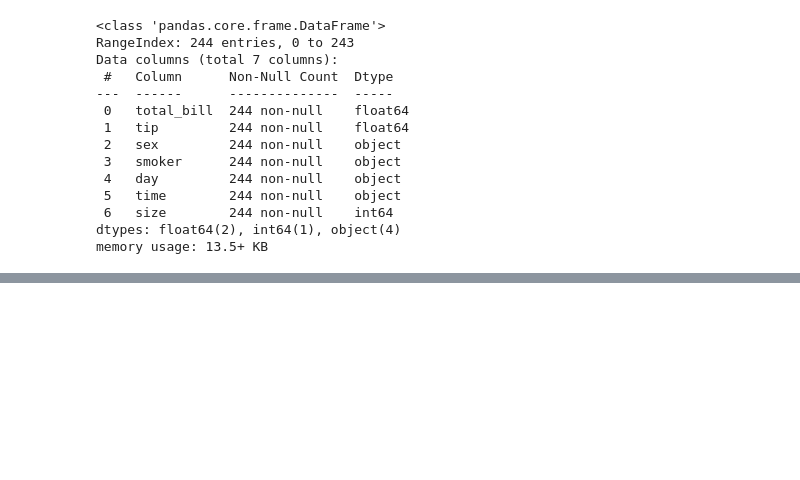
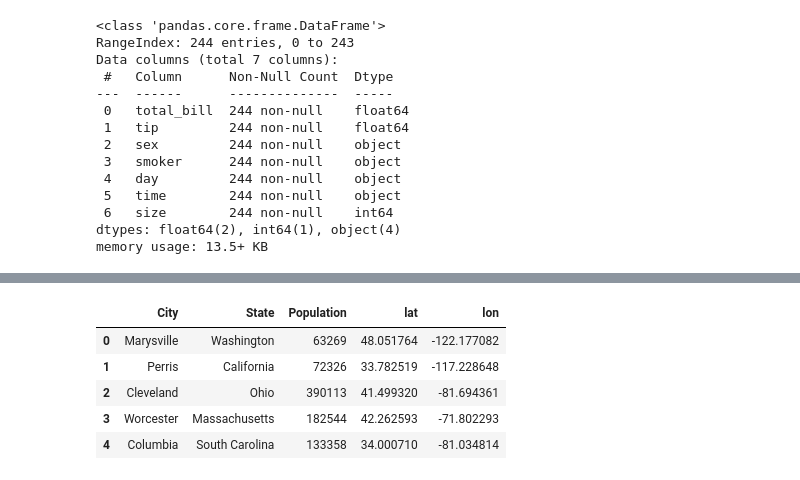
Before and after one commit to KrzysztofNa/data_science_bootcamp, a Jupyter notebook: 05_plotly_express.ipynb, the cells around one changed output, grey strips where cells are left out. Saved outputs shown, nothing was run; the diff lists cells and outputs as text; code cells hidden in the pictures; blank space fills up the shorter version.

```diff
--- a/05_plotly_express.ipynb
+++ b/05_plotly_express.ipynb
@@ -91,0 +171,11 @@ px.parallel_categories(data_frame=df, color='size')
+# %%
+import pandas as pd
+df = pd.read_csv("https://ml-repository-krakers.s3-eu-west-1.amazonaws.com/plotly-course/us-cities-top-1k.csv")
+df.head()
+# %% [output]
+|  | City | State | Population | lat | lon |
+| 0 | Marysville | Washington | 63269 | 48.051764 | -122.177082 |
+| 1 | Perris | California | 72326 | 33.782519 | -117.228648 |
+| 2 | Cleveland | Ohio | 390113 | 41.499320 | -81.694361 |
+| 3 | Worcester | Massachusetts | 182544 | 42.262593 | -71.802293 |
+| 4 | Columbia | South Carolina | 133358 | 34.000710 | -81.034814 |
```
Also changed, not shown: parts of 14 cells of this notebook.
